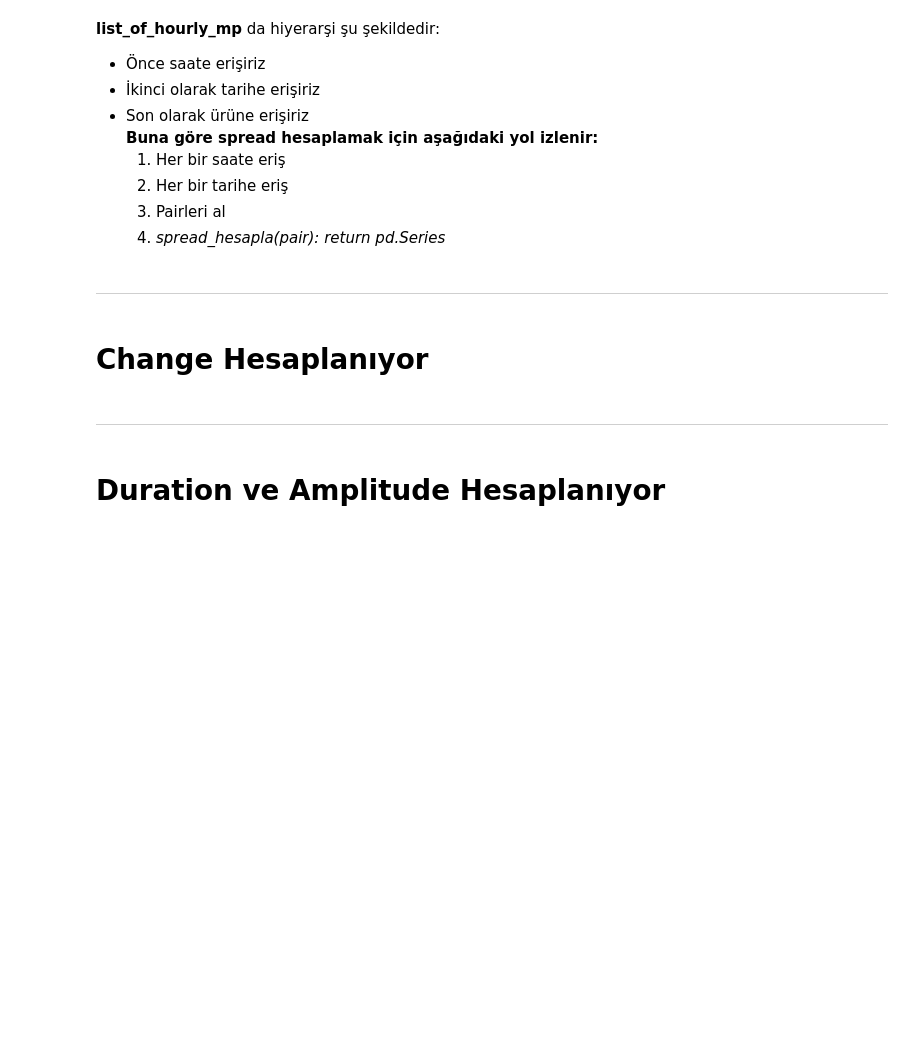
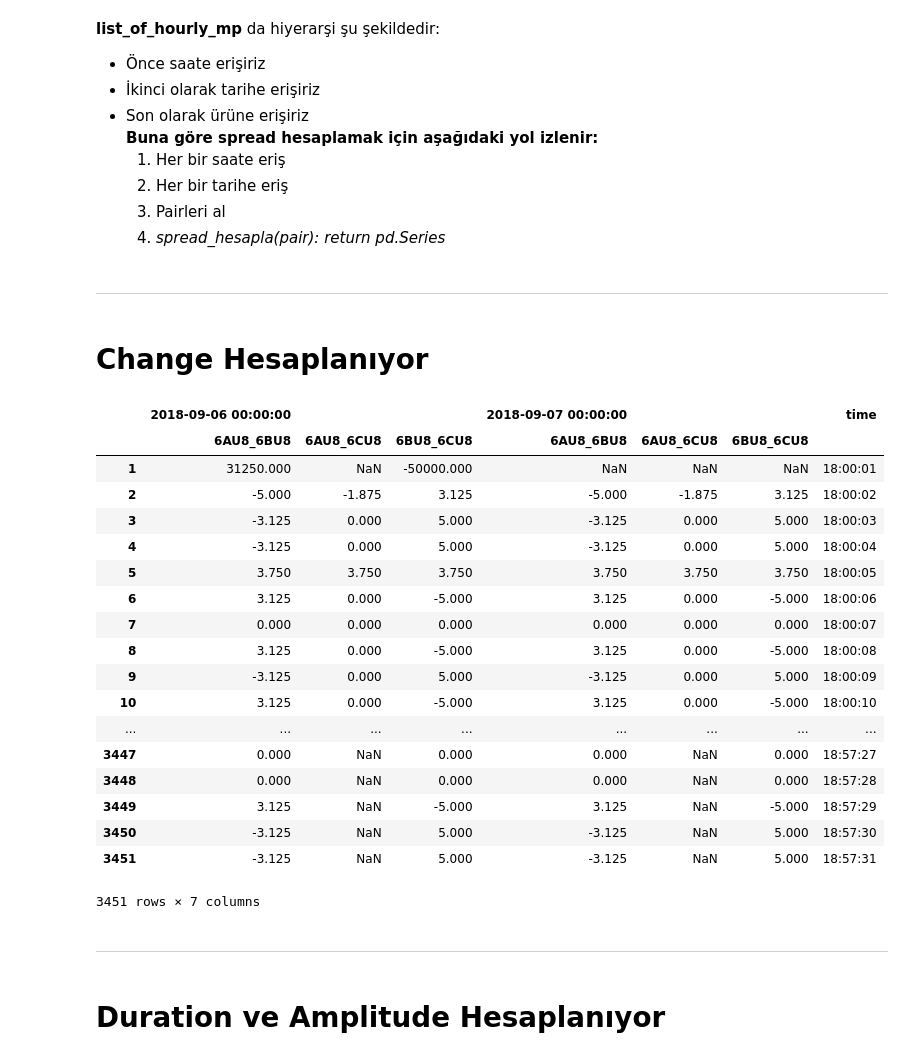
Before and after one commit to birdalugur/cefis2, a Jupyter notebook: main.ipynb, the cells around one changed output. Drawn from its saved outputs; the diff is of its cells as text; code cells hidden in the pictures; blank space fills up the shorter version.

```diff
--- a/main.ipynb
+++ b/main.ipynb
@@ -173,6 +175,28 @@ def change_al(df):
     return new_df
 # %%
 change_list = [change_al(df) for df in spread]
+# %%
+change_list[0]
+# %% [output]
+|  | 2018-09-06 00:00:00 |  |  | 2018-09-07 00:00:00 |  |  | time |
+|  | 6AU8_6BU8 | 6AU8_6CU8 | 6BU8_6CU8 | 6AU8_6BU8 | 6AU8_6CU8 | 6BU8_6CU8 |  |
+| 1 | 31250.000 | NaN | -50000.000 | NaN | NaN | NaN | 18:00:01 |
+| 2 | -5.000 | -1.875 | 3.125 | -5.000 | -1.875 | 3.125 | 18:00:02 |
+| 3 | -3.125 | 0.000 | 5.000 | -3.125 | 0.000 | 5.000 | 18:00:03 |
+| 4 | -3.125 | 0.000 | 5.000 | -3.125 | 0.000 | 5.000 | 18:00:04 |
+| 5 | 3.750 | 3.750 | 3.750 | 3.750 | 3.750 | 3.750 | 18:00:05 |
+| 6 | 3.125 | 0.000 | -5.000 | 3.125 | 0.000 | -5.000 | 18:00:06 |
+| 7 | 0.000 | 0.000 | 0.000 | 0.000 | 0.000 | 0.000 | 18:00:07 |
+| 8 | 3.125 | 0.000 | -5.000 | 3.125 | 0.000 | -5.000 | 18:00:08 |
+| 9 | -3.125 | 0.000 | 5.000 | -3.125 | 0.000 | 5.000 | 18:00:09 |
+| 10 | 3.125 | 0.000 | -5.000 | 3.125 | 0.000 | -5.000 | 18:00:10 |
+| ... | ... | ... | ... | ... | ... | ... | ... |
+| 3447 | 0.000 | NaN | 0.000 | 0.000 | NaN | 0.000 | 18:57:27 |
+| 3448 | 0.000 | NaN | 0.000 | 0.000 | NaN | 0.000 | 18:57:28 |
+| 3449 | 3.125 | NaN | -5.000 | 3.125 | NaN | -5.000 | 18:57:29 |
+| 3450 | -3.125 | NaN | 5.000 | -3.125 | NaN | 5.000 | 18:57:30 |
+| 3451 | -3.125 | NaN | 5.000 | -3.125 | NaN | 5.000 | 18:57:31 |
+3451 rows × 7 columns
 # %% [markdown]
 ---
 # %% [markdown]
```
Also changed, not shown: parts of 7 cells of this notebook, 2 other files.
